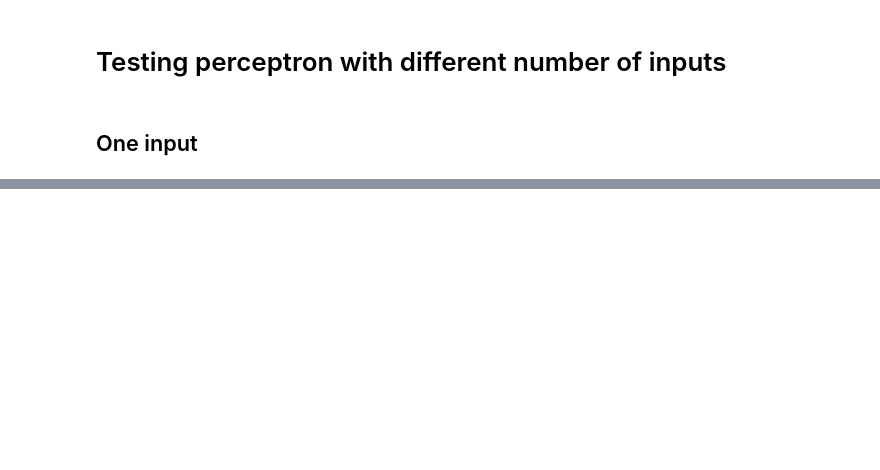
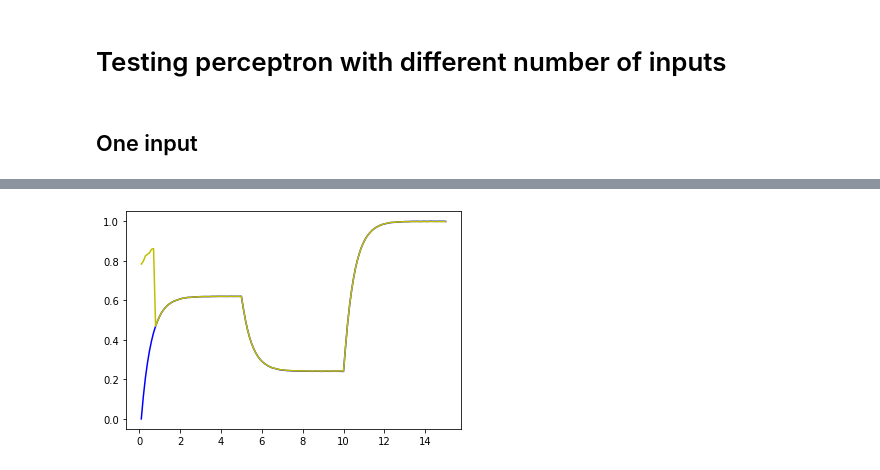
Before and after one commit to Kikumu/Computational-science-practice, a Jupyter notebook: CourseProject/Computational-Science-ACW.ipynb, the cells around one changed output, grey strips where cells are left out. Drawn from its saved outputs; the diff is of its cells as text; code cells hidden in the pictures; blank space fills up the shorter version.

```diff
--- a/CourseProject/Computational-Science-ACW.ipynb
+++ b/CourseProject/Computational-Science-ACW.ipynb
@@ -994,0 +1250,3 @@ error_plt = sns.lineplot(x="Epochs", y="Error", data=error_df1) #blue
+# %%
+eight_inputs = octa_converter(x_scaled)
+values1,e1,w1,itrArray1 = train_weights8(eight_inputs, 0.01,5000)
@@ -994,0 +1271,9 @@ error_plt = sns.lineplot(x="Epochs", y="Error", data=error_df1) #blue
+# %%
+y_axis = values1 #network output
+y = x_scaled # x noise
+x_axis = x = t_save2
+plt.plot(x,y,"b") #actual
+plt.plot(x_axis,y_axis,"y")#noise
+plt.show()
+# %% [output]
+[figure, added]
```
Also changed, not shown: parts of 35 cells of this notebook.
